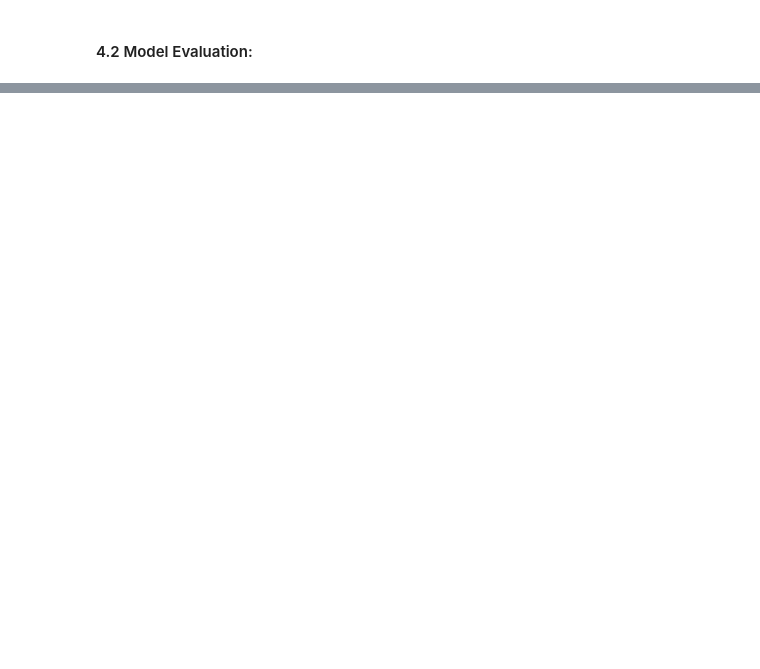
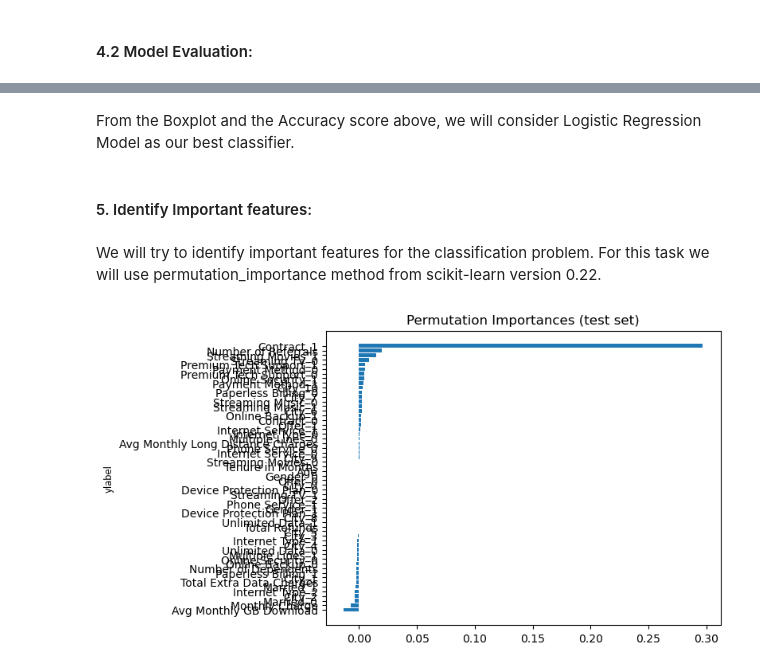
Before and after one commit to myasmin/Capstone_2_Project, a Jupyter notebook: PreProcessing New.ipynb, the cells around one changed output, grey strips where cells are left out. Drawn from its saved outputs; the diff is of its cells as text; code cells hidden in the pictures; blank space fills up the shorter version.

```diff
--- a/PreProcessing New.ipynb
+++ b/PreProcessing New.ipynb
@@ -422,0 +410,27 @@ SVM Test Set Accuracy: 0.8763045999226904
+# %% [markdown]
+From the Boxplot and the Accuracy score above, we will consider Logistic Regression Model as our best classifier.
+# %% [markdown]
+#### 5. Identify Important features:
+# %% [markdown]
+We will try to identify important features for the classification problem. For this task we will use permutation_importance method from scikit-learn version 0.22.
+# %%
+from sklearn.ensemble import RandomForestRegressor
+from sklearn.inspection import permutation_importance
+
+
+rf = RandomForestRegressor(n_estimators=100)
+rf.fit(X_train, y_train)
+
+
+# the permutation based importance
+reslt = permutation_importance(rf, X_test, y_test)
+
+sorted_idx = reslt.importances_mean.argsort()
+
+fig, ax = plt.subplots()
+ax.barh(X_test.columns[sorted_idx], reslt.importances[sorted_idx].mean(axis=1).T)
+ax.set_ylabel('ylabel', fontsize='small')
+ax.set_title("Permutation Importances (test set)")
+plt.show()
+# %% [output]
+[figure, added]
```
Also changed, not shown: parts of 37 cells of this notebook, 1 other file.
